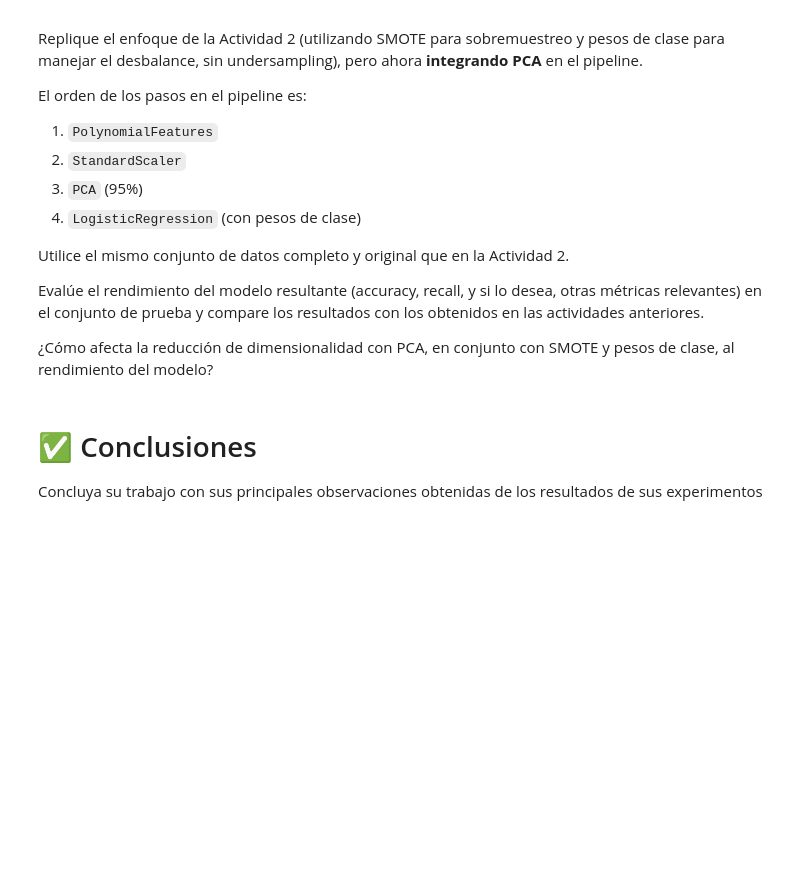
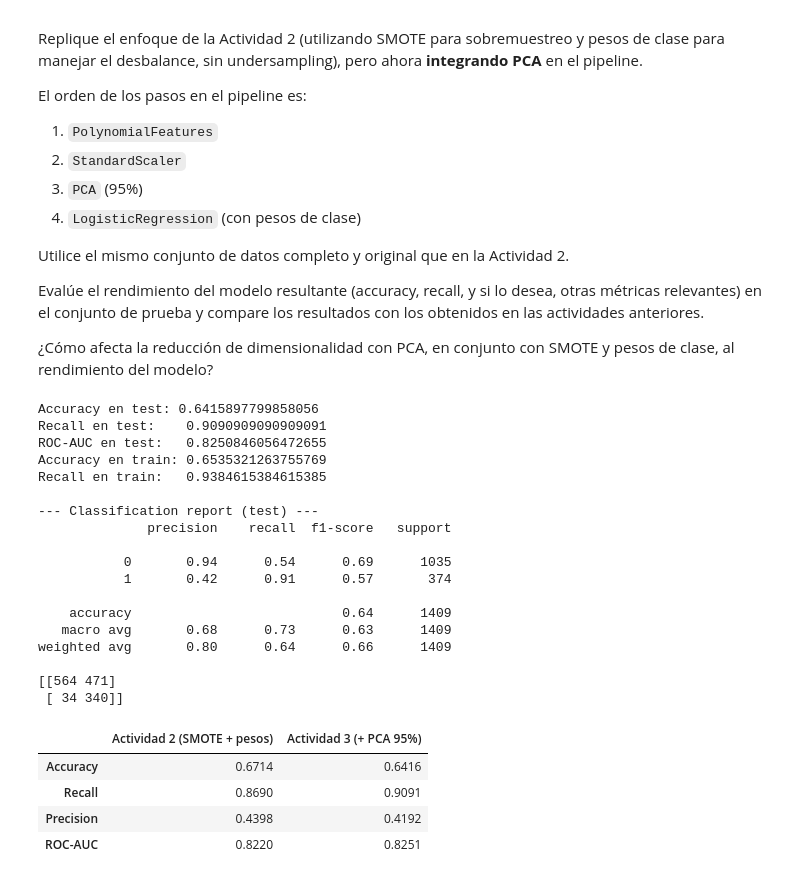
Before and after one commit to Milo18113/lab_logistic_regression, a Jupyter notebook: Planteamiento_Clasificación_Churn_Telecomunicaciones_Logistic_Regression.ipynb, the cells around one changed output. Drawn from its saved outputs; the diff is of its cells as text; code cells hidden in the pictures; blank space fills up the shorter version.

```diff
--- a/Planteamiento_Clasificación_Churn_Telecomunicaciones_Logistic_Regression.ipynb
+++ b/Planteamiento_Clasificación_Churn_Telecomunicaciones_Logistic_Regression.ipynb
@@ -568,3 +558,66 @@ Evalúe el rendimiento del modelo resultante (accuracy, recall, y si lo desea, o
-# %% [markdown]
-# ✅ Conclusiones
-Concluya su trabajo con sus principales observaciones obtenidas de los resultados de sus experimentos
+# %%
+from sklearn.metrics import precision_score
+from sklearn.decomposition import PCA
+
+#pipeline PCA
+model_pca = ImbPipeline([
+    ('polinomial_features', PolynomialFeatures(degree=2)),
+    ('scaler', StandardScaler()),
+    ('pca', PCA(n_components=0.95)),
+    ('smote', SMOTE(random_state=1)),
+    ('logistic_regression', LogisticRegression(max_iter=20000, penalty='l2', class_weight=class_weight_dict))
+])
+
+#fit
+model_pca.fit(X_train, y_train)
+n_poly = model_pca.named_steps['polinomial_features'].n_output_features_
+n_pca = model_pca.named_steps['pca'].n_components_
+
+#test
+pred_test = model_pca.predict(X_test)
+proba_test = model_pca.predict_proba(X_test)[:,1]
+print("Accuracy en test:", accuracy_score(y_test, pred_test))
+print("Recall en test:   ", recall_score(y_test, pred_test))
+print("ROC-AUC en test:  ", roc_auc_score(y_test, proba_test))
+
+#train
+pred_train = model_pca.predict(X_train)
+print("Accuracy en train:", accuracy_score(y_train, pred_train))
+print("Recall en train:  ", recall_score(y_train, pred_train))
+
+print("\n--- Classification report (test) ---")
+print(classification_report(y_test, pred_test))
+print(confusion_matrix(y_test, pred_test))
+
+pred_a2 = model_smote.predict(X_test)
+comparacion = pd.DataFrame({
+    'Actividad 2 (SMOTE + pesos)': [accuracy_score(y_test, pred_a2), recall_score(y_test, pred_a2),
+                                    precision_score(y_test, pred_a2), roc_auc_score(y_test, model_smote.predict_proba(X_test)[:, 1])],
+    'Actividad 3 (+ PCA 95%)':     [accuracy_score(y_test, pred_test), recall_score(y_test, pred_test),
+                                    precision_score(y_test, pred_test), roc_auc_score(y_test, proba_test)]
+}, index=['Accuracy', 'Recall', 'Precision', 'ROC-AUC'])
+comparacion.round(4)
+# %% [output]
+Accuracy en test: 0.6415897799858056
+Recall en test:    0.9090909090909091
+ROC-AUC en test:   0.8250846056472655
+Accuracy en train: 0.6535321263755769
+Recall en train:   0.9384615384615385
+
+--- Classification report (test) ---
+              precision    recall  f1-score   support
+
+           0       0.94      0.54      0.69      1035
+           1       0.42      0.91      0.57       374
+
+    accuracy                           0.64      1409
+   macro avg       0.68      0.73      0.63      1409
+weighted avg       0.80      0.64      0.66      1409
+
+[[564 471]
+ [ 34 340]]
+|  | Actividad 2 (SMOTE + pesos) | Actividad 3 (+ PCA 95%) |
+| Accuracy | 0.6714 | 0.6416 |
+| Recall | 0.8690 | 0.9091 |
+| Precision | 0.4398 | 0.4192 |
+| ROC-AUC | 0.8220 | 0.8251 |
```
Also changed, not shown: parts of 6 cells of this notebook.
